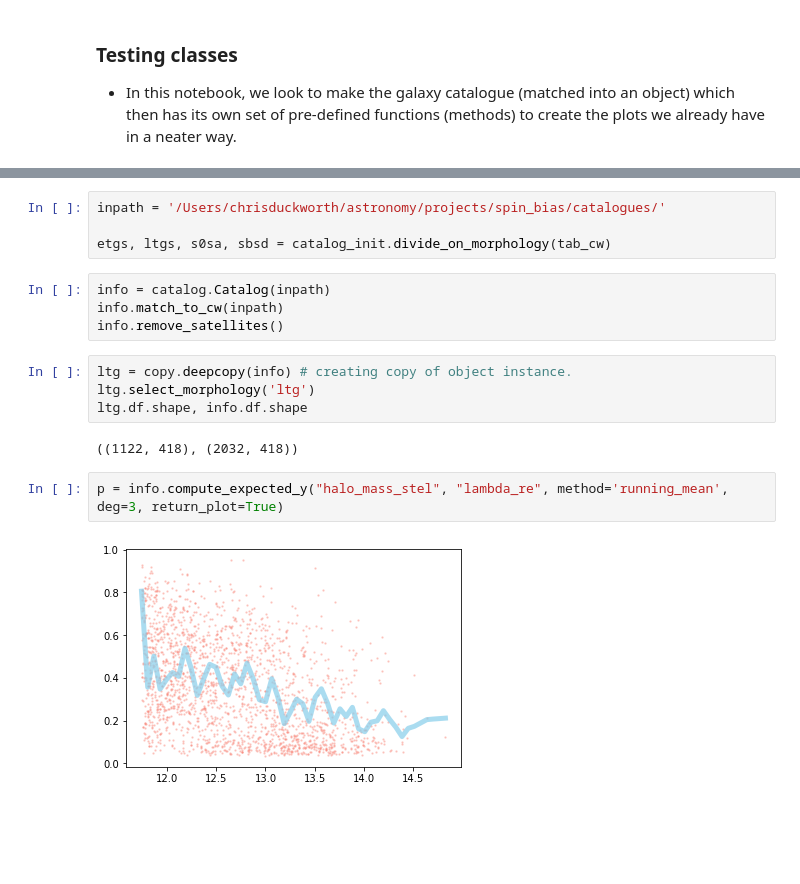
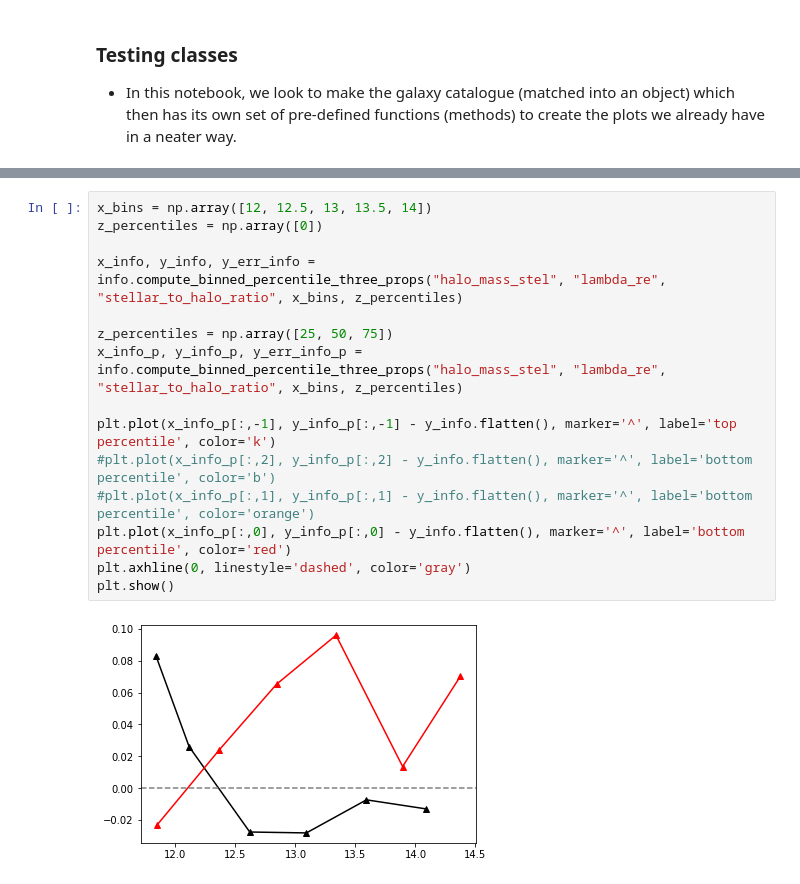
Before and after one commit to Chris-Duckworth/spin_bias, a Jupyter notebook: scripts/class_scripts/testing_classes.ipynb, the cells around one changed output, grey strips where cells are left out. Cells and saved outputs as stored; diff of their text form; blank space fills up the shorter version.

Commit message:
added more functionality to Catalog class. have created residual plot but needs more testing.

```diff
--- a/scripts/class_scripts/testing_classes.ipynb
+++ b/scripts/class_scripts/testing_classes.ipynb
@@ -19,18 +42,17 @@ import copy
-# %%
-inpath = '/Users/chrisduckworth/astronomy/projects/spin_bias/catalogues/'
-
-etgs, ltgs, s0sa, sbsd = catalog_init.divide_on_morphology(tab_cw)
-# %%
-info = catalog.Catalog(inpath)
-info.match_to_cw(inpath)
-info.remove_satellites()
-# %%
-ltg = copy.deepcopy(info) # creating copy of object instance.
-ltg.select_morphology('ltg')
-ltg.df.shape, info.df.shape
-# %% [output]
-((1122, 418), (2032, 418))
-# %%
-p = info.compute_expected_y("halo_mass_stel", "lambda_re", method='running_mean', deg=3, return_plot=True)
-# %% [output]
-[figure, removed]
+# %%
+x_bins = np.array([12, 12.5, 13, 13.5, 14])
+z_percentiles = np.array([0])
+
+x_info, y_info, y_err_info = info.compute_binned_percentile_three_props("halo_mass_stel", "lambda_re", "stellar_to_halo_ratio", x_bins, z_percentiles)
+
+z_percentiles = np.array([25, 50, 75])
+x_info_p, y_info_p, y_err_info_p = info.compute_binned_percentile_three_props("halo_mass_stel", "lambda_re", "stellar_to_halo_ratio", x_bins, z_percentiles)
+
+plt.plot(x_info_p[:,-1], y_info_p[:,-1] - y_info.flatten(), marker='^', label='top percentile', color='k')
+#plt.plot(x_info_p[:,2], y_info_p[:,2] - y_info.flatten(), marker='^', label='bottom percentile', color='b')
+#plt.plot(x_info_p[:,1], y_info_p[:,1] - y_info.flatten(), marker='^', label='bottom percentile', color='orange')
+plt.plot(x_info_p[:,0], y_info_p[:,0] - y_info.flatten(), marker='^', label='bottom percentile', color='red')
+plt.axhline(0, linestyle='dashed', color='gray')
+plt.show()
+# %% [output]
+[figure, added]
```
Also changed, not shown: parts of 6 cells of this notebook, 4 other files.
